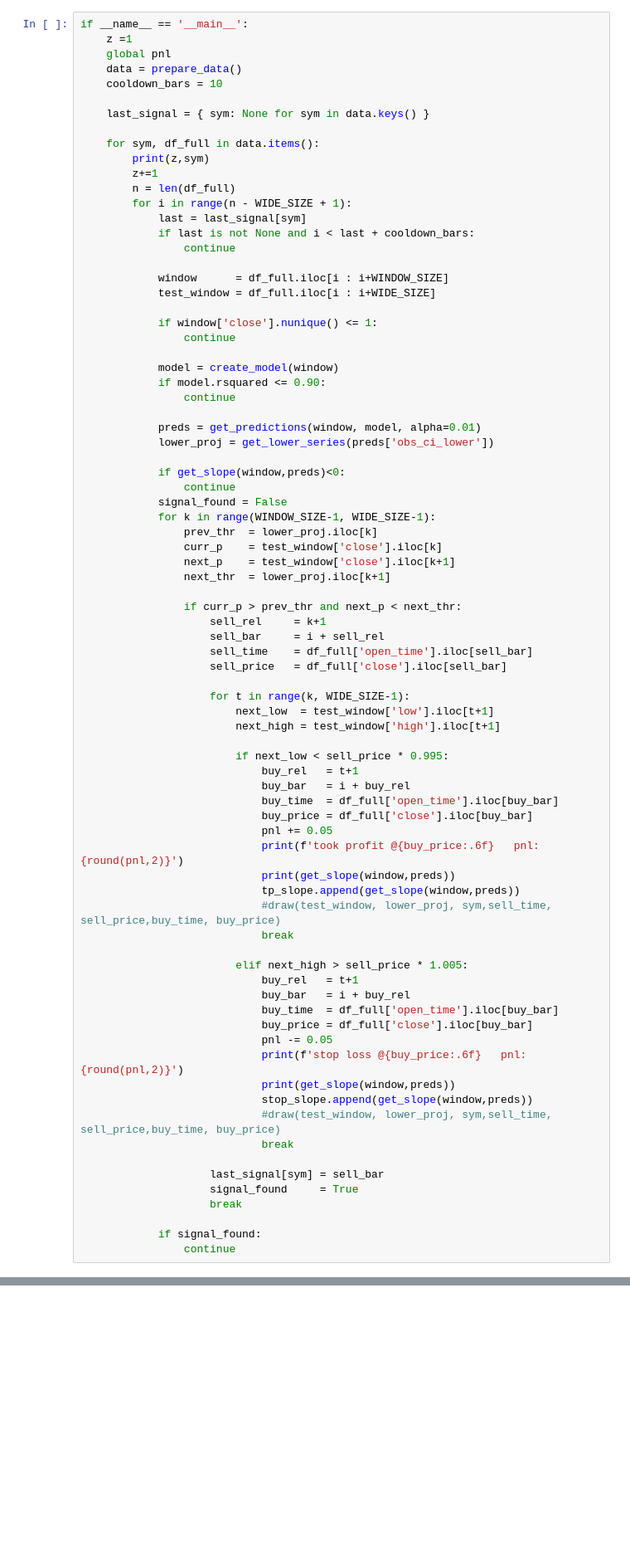
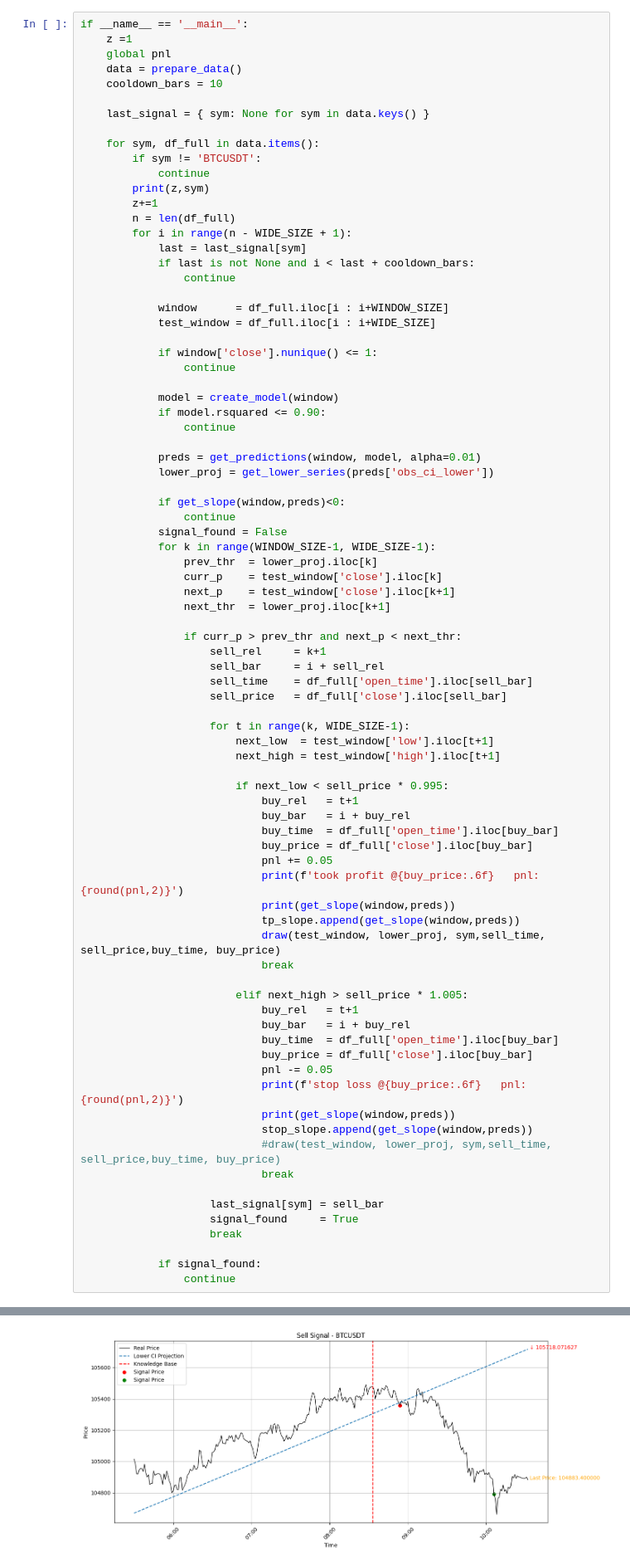
Before and after one commit to Faruk-Ortakoyluoglu/Crypto_trend_breakout_strategy, a Jupyter notebook: main.ipynb, the cells around one changed output, grey strips where cells are left out. Shown at 83% size. Cells and saved outputs as stored; diff of their text form; blank space fills up the shorter version.

```diff
--- a/main.ipynb
+++ b/main.ipynb
@@ -88,6 +88,8 @@ if __name__ == '__main__':
     last_signal = { sym: None for sym in data.keys() }
 
     for sym, df_full in data.items():
+        if sym != 'BTCUSDT':
+            continue
         print(z,sym)
         z+=1
         n = len(df_full)
@@ -137,7 +139,7 @@ if __name__ == '__main__':
                             print(f'took profit @{buy_price:.6f}   pnl: {round(pnl,2)}')
                             print(get_slope(window,preds))
                             tp_slope.append(get_slope(window,preds))
-                            #draw(test_window, lower_proj, sym,sell_time, sell_price,buy_time, buy_price)
+                            draw(test_window, lower_proj, sym,sell_time, sell_price,buy_time, buy_price)
                             break
 
                         elif next_high > sell_price * 1.005:
@@ -179,3 +167,4 @@ stop loss @7.882000   pnl: 1.35
+[figure, added]
 # %%
 print(stop_slope)
 # %% [output]
```
Also changed, not shown: parts of 5 cells of this notebook, 6 other files.
